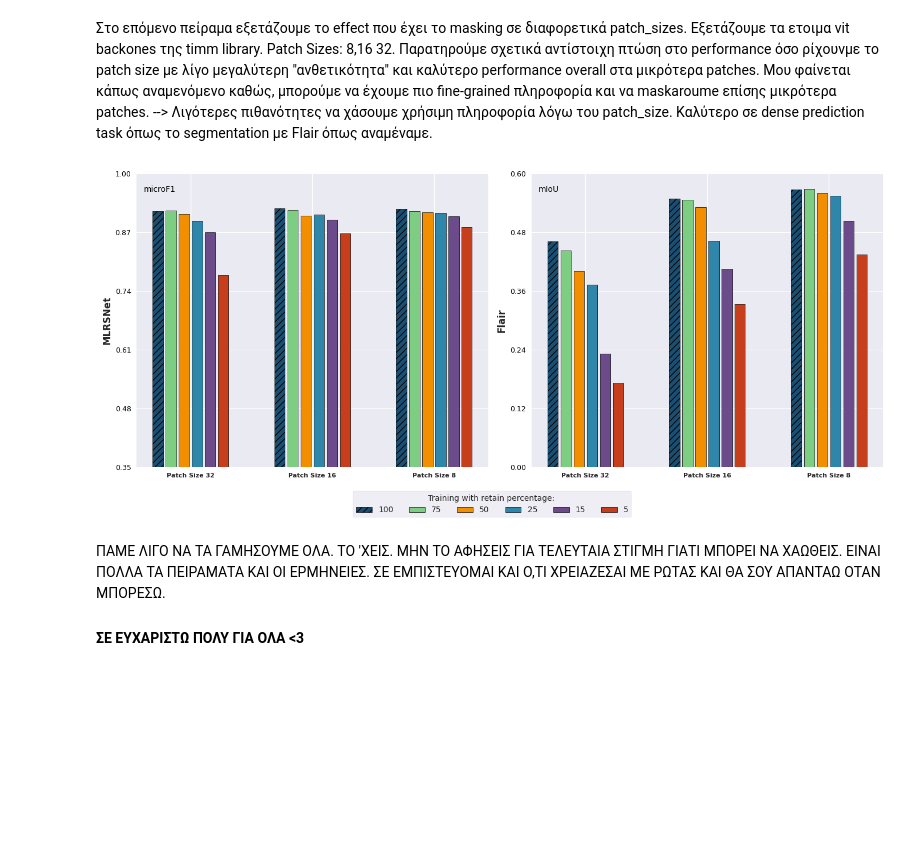
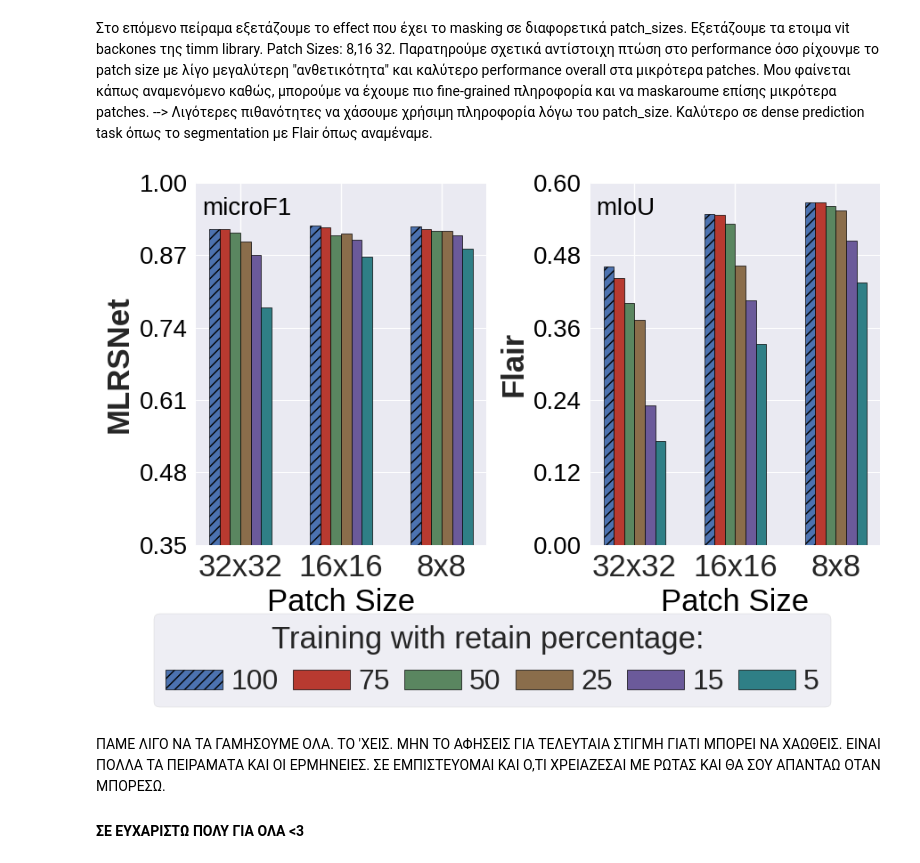
Before and after one commit to Orion-AI-Lab/RedundancyInvestigationEO, a Jupyter notebook: my_plots.ipynb, the cells around one changed output. Cells and saved outputs as stored; diff of their text form; code cells hidden in the pictures; blank space fills up the shorter version.

```diff
--- a/my_plots.ipynb
+++ b/my_plots.ipynb
@@ -710,7 +711,7 @@ Peak memory is the maximum GPU memory allocated during an epoch (in MB). It is o
 import matplotlib.pyplot as plt
 import numpy as np
 import matplotlib as mpl
-
+import os
 # Set style for academic look with the grid
 mpl.style.use("seaborn-v0_8")
 
@@ -724,7 +725,7 @@ gains_data = {
 # Distinct colors for the two performance curves
 colors = {"BigearthNet-MLRSNet": "#E07A5F", "Flair-BigearthNet": "#3D405B"}
 
-fig, ax = plt.subplots(figsize=(10, 6))
+fig, ax = plt.subplots(figsize=(10, 7))
 
 # Set background color to match your previous style
 #ax.set_facecolor("#F9F9F9")
@@ -743,20 +744,22 @@ ax.plot(retain_percents, gains_data["Flair-BigearthNet"],
         label=r'Flair $\rightarrow$ BigEarthNet', zorder=5)
 
 # --- Formatting ---
-ax.set_title("Generalization Capacity", fontsize=12, fontweight="bold", pad=20)
-ax.set_xlabel("Pre-training with retained % of data", fontweight="bold", fontsize=12)
-ax.set_ylabel("Downstream Performance", fontweight="bold", fontsize=12)
+#ax.set_title("Generalization Capacity", fontsize=12, fontweight="bold", pad=20)
+ax.set_xlabel("Input retention ratio at pre-training (%)", fontsize=27)
+ax.set_ylabel("Downstream Performance", fontsize=27)
 
 # X-axis: 100% to 5%
 ax.set_xticks(retain_percents)
 #ax.invert_xaxis()
-
+ax.tick_params(axis='both', which='major', labelsize=25)
 # Y-axis: Range to accommodate both datasets
 ax.set_ylim(0.4, 1.0)
 
 # Legend configuration
-ax.legend(loc="lower left", frameon=True, fontsize=11, facecolor="white")
+ax.legend(loc="lower left", frameon=True, fontsize=27, facecolor="white")
 
 plt.tight_layout()
+os.makedirs('paper_plots', exist_ok=True)
+plt.savefig('paper_plots/generalization.pdf', bbox_inches='tight', pad_inches=0.0)
 plt.show()
 # %% [output]
@@ -1003,30 +1008,30 @@ import os
 mpl.style.use('seaborn-v0_8')
 
 DATASETS = ['MLRSNet', 'Flair']
-GROUP_LABELS = ['Patch Size 32', 'Patch Size 16', 'Patch Size 8']
+GROUP_LABELS = ['32x32', '16x16', '8x8']
 BAR_SERIES_LABELS = ['100', '75', '50', '25', '15', '5']
 N_GROUPS = 3
 N_BARS = 6
 
 DATA = {
     'MLRSNet': {
-        'Patch Size 32': [0.9173, 0.91751, 0.91022, 0.89483, 0.87006, 0.77558],
-        'Patch Size 16': [0.92357, 0.91942, 0.9063, 0.9093, 0.89724, 0.86775],
-        'Patch Size 8': [0.92216, 0.91697, 0.91444, 0.91294, 0.90527, 0.88148],
+        '32x32': [0.9173, 0.91751, 0.91022, 0.89483, 0.87006, 0.77558],
+        '16x16': [0.92357, 0.91942, 0.9063, 0.9093, 0.89724, 0.86775],
+        '8x8': [0.92216, 0.91697, 0.91444, 0.91294, 0.90527, 0.88148],
     },
     'Flair': {
-        'Patch Size 32': [0.46101, 0.44218, 0.40038, 0.37247, 0.23153, 0.17212],
-        'Patch Size 16': [0.54837, 0.54681, 0.53138, 0.4628, 0.40579, 0.33278],
-        'Patch Size 8': [0.56698, 0.56811, 0.56087, 0.55474, 0.50336, 0.43491],
+        '32x32': [0.46101, 0.44218, 0.40038, 0.37247, 0.23153, 0.17212],
+        '16x16': [0.54837, 0.54681, 0.53138, 0.4628, 0.40579, 0.33278],
+        '8x8': [0.56698, 0.56811, 0.56087, 0.55474, 0.50336, 0.43491],
     },
 }
 
 # Plot configuration
 bar_width = 0.08
-gap_within_group = 0.02
-gap_between_groups = 0.35
+gap_within_group = 0.0
+gap_between_groups = 0.3
 group_width = N_BARS * bar_width + (N_BARS - 1) * gap_within_group
-colors = ['#1B4F72', '#7DCE82', '#F18F01', '#2E86AB', '#6C4B8A', '#C73E1D']
+colors = ['#4C72B0', '#B83A30', '#5A8660', '#8A6D4B', '#6B5A9A', '#2F7F86']
 hatches = ['///', '', '', '', '', '']
 y_limits = {
     "MLRSNet": (0.35, 1.0),
@@ -1034,7 +1039,7 @@ y_limits = {
 }
 metric_label = {'MLRSNet': 'microF1', 'Flair': 'mIoU'}
 
-fig, axes = plt.subplots(1, 2, figsize=(14, 6), sharex=True)
+fig, axes = plt.subplots(1, 2, figsize=(10, 6), sharex=True)
 axes = axes.flatten()
 
 x = np.arange(N_GROUPS) * (group_width + gap_between_groups)
@@ -1052,41 +1057,44 @@ for idx, dataset in enumerate(DATASETS):
             val = DATA[dataset][group][i]
             values.append(val if val is not None else 0)
 
         kw = dict(label=series_name, color=colors[i], edgecolor='black', linewidth=0.5, zorder=3)
         if hatches[i]:
             kw['hatch'] = hatches[i]
 
         bars = ax.bar(x + offsets[i], values, bar_width, **kw)
 
         # Collect legend handles only once
         if idx == 0:
             legend_handles.append(bars[0])
 
     # Styling
     ymin, ymax = y_limits.get(dataset, (0, 1))
     ax.set_ylim(ymin, ymax)
     yticks = np.linspace(ymin, ymax, 6)
     ax.set_yticks(yticks)
-    ax.set_yticklabels([f"{v:.2f}" for v in yticks], color='black', fontsize=9)
-
+    ax.set_yticklabels([f"{v:.2f}" for v in yticks], color='black', fontsize=20)
+    ax.set_xlabel('Patch Size', fontsize=25, color='black')
     ax.set_xticks(x)
-    ax.set_xticklabels(GROUP_LABELS, fontsize=8, fontweight='bold')
-    ax.set_ylabel(dataset, fontsize=12, fontweight='bold')
+    #ax.set_xticklabels(GROUP_LABELS, fontsize=25, fontweight='bold')
+    ax.set_xticklabels(GROUP_LABELS, fontsize=25)
+    ax.set_ylabel(dataset, fontsize=25, fontweight='bold')
 
     # Position metric label (microF1/mIoU)
     ax.text(0.02, 0.96, metric_label.get(dataset, ''), transform=ax.transAxes,
-            fontsize=10, va='top', color='black')
+            fontsize=20, va='top', color='black')
 
 # Global Legend
 fig.legend(handles=legend_handles, labels=BAR_SERIES_LABELS, loc='lower center',
-           ncol=6, fontsize=10, frameon=True, bbox_to_anchor=(0.5, -0.05), title='Training with retain percentage: ')
+           ncol=6, fontsize=23, frameon=True, bbox_to_anchor=(0.5, -0.05), title='Training with retain percentage: ',     title_fontsize=25,
+    columnspacing=0.5,
+    handletextpad=0.3)
 
-plt.tight_layout(rect=[0, 0.05, 1, 1])
+plt.tight_layout(rect=[0, 0.12, 1, 1])
 os.makedirs('paper_plots', exist_ok=True)
 plt.savefig('paper_plots/patch_size_effect.pdf', bbox_inches='tight')
 plt.show()
 # %% [output]
-[figure, old version]
+[figure, new version]
 # %% [markdown]
 ΠΑΜΕ ΛΙΓΟ ΝΑ ΤΑ ΓΑΜΗΣΟΥΜΕ ΟΛΑ. ΤΟ 'ΧΕΙΣ. ΜΗΝ ΤΟ ΑΦΗΣΕΙΣ ΓΙΑ ΤΕΛΕΥΤΑΙΑ ΣΤΙΓΜΗ ΓΙΑΤΙ ΜΠΟΡΕΙ ΝΑ ΧΑΩΘΕΙΣ. ΕΙΝΑΙ ΠΟΛΛΑ ΤΑ ΠΕΙΡΑΜΑΤΑ ΚΑΙ ΟΙ ΕΡΜΗΝΕΙΕΣ. ΣΕ ΕΜΠΙΣΤΕΥΟΜΑΙ ΚΑΙ Ο,ΤΙ ΧΡΕΙΑΖΕΣΑΙ ΜΕ ΡΩΤΑΣ ΚΑΙ ΘΑ ΣΟΥ ΑΠΑΝΤΑΩ ΟΤΑΝ ΜΠΟΡΕΣΩ.
 
```
Also changed, not shown: parts of 7 cells of this notebook, 15 other files.
